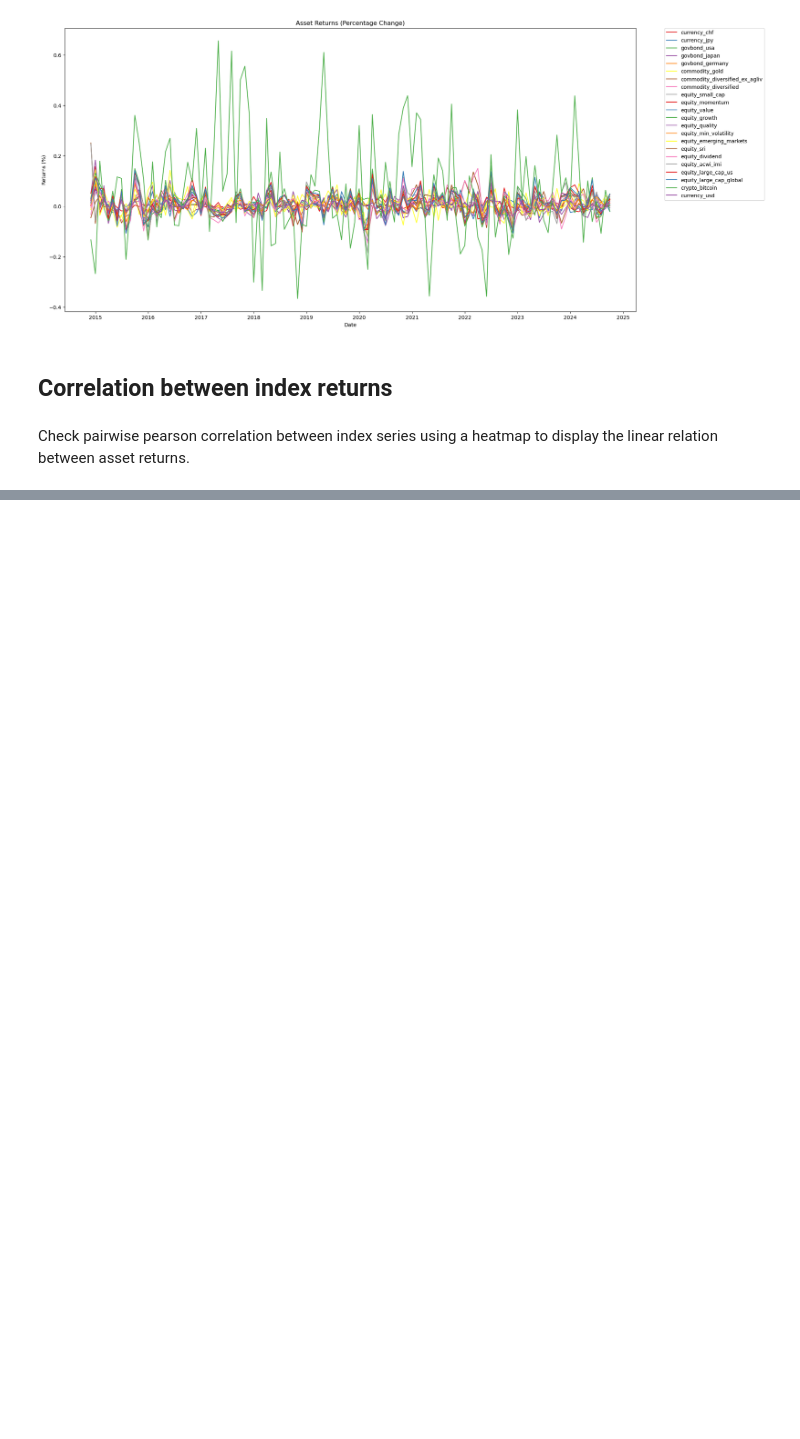
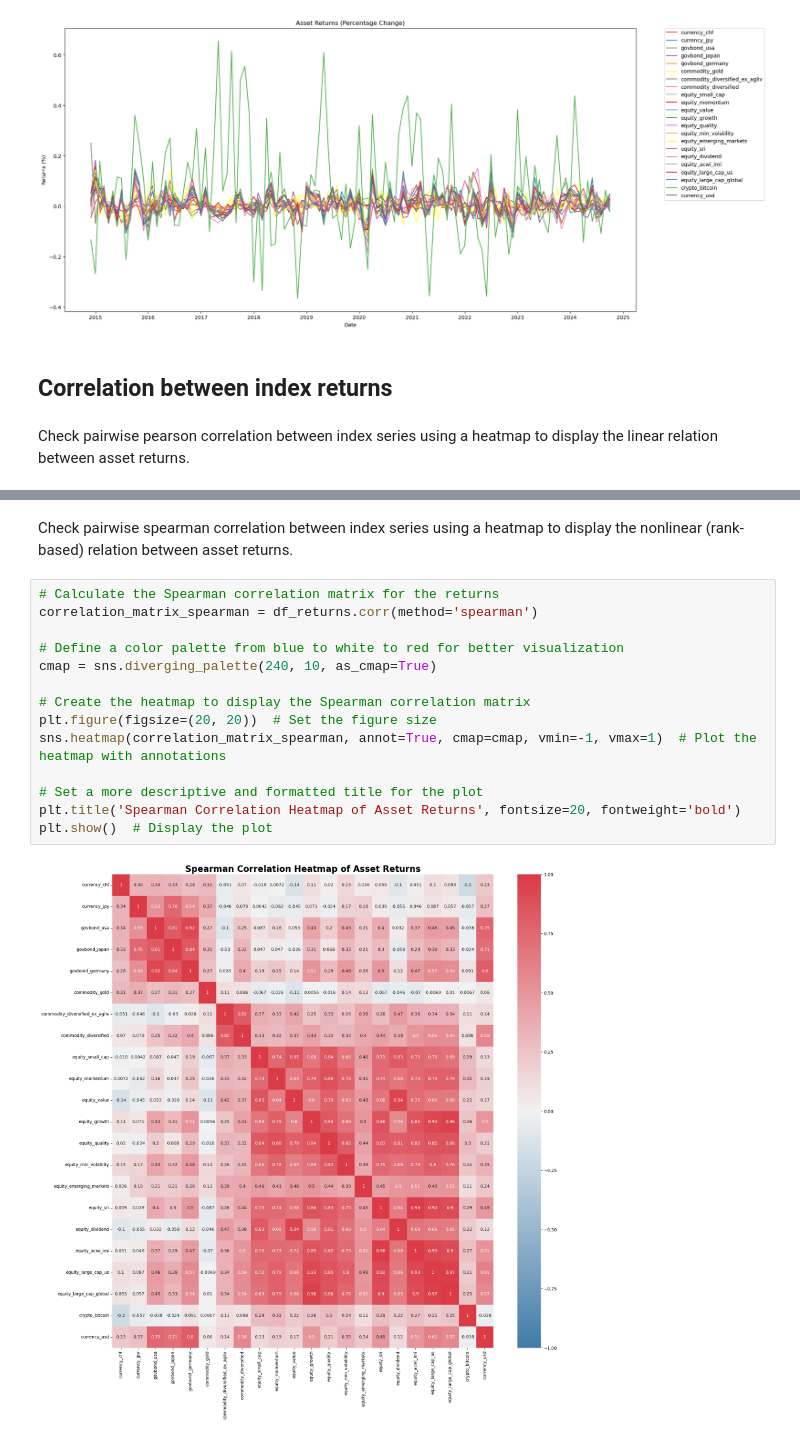
Before and after one commit to JAlbertOfficial/rebalytics, a Jupyter notebook: notebooks/02_data_exploration_processing.ipynb, the cells around one changed output, grey strips where cells are left out. Cells and saved outputs as stored; diff of their text form; blank space fills up the shorter version.

```diff
--- a/notebooks/02_data_exploration_processing.ipynb
+++ b/notebooks/02_data_exploration_processing.ipynb
@@ -247,3 +247,21 @@ plt.title('Pearson Correlation Heatmap of Asset Returns', fontsize=20, fontweigh
 plt.show()  # Display the plot
 # %% [output]
 [figure]
+# %% [markdown]
+Check pairwise spearman correlation between index series using a heatmap to display the nonlinear (rank-based) relation between asset returns.
+# %%
+# Calculate the Spearman correlation matrix for the returns
+correlation_matrix_spearman = df_returns.corr(method='spearman')
+
+# Define a color palette from blue to white to red for better visualization
+cmap = sns.diverging_palette(240, 10, as_cmap=True)
+
+# Create the heatmap to display the Spearman correlation matrix
+plt.figure(figsize=(20, 20))  # Set the figure size
+sns.heatmap(correlation_matrix_spearman, annot=True, cmap=cmap, vmin=-1, vmax=1)  # Plot the heatmap with annotations
+
+# Set a more descriptive and formatted title for the plot
+plt.title('Spearman Correlation Heatmap of Asset Returns', fontsize=20, fontweight='bold')
+plt.show()  # Display the plot
+# %% [output]
+[figure, added]
```
Also changed, not shown: parts of 1 cell of this notebook.
